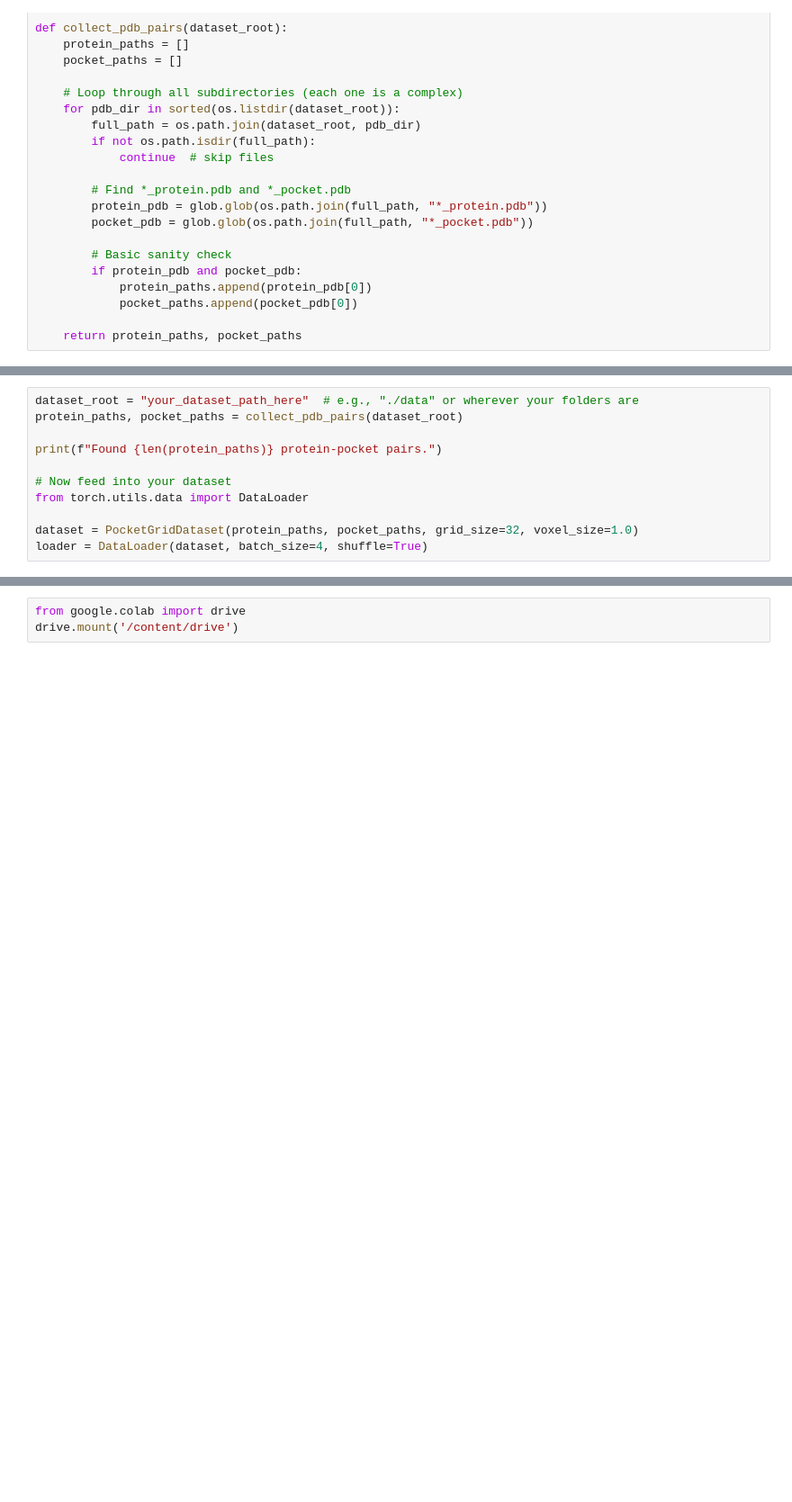
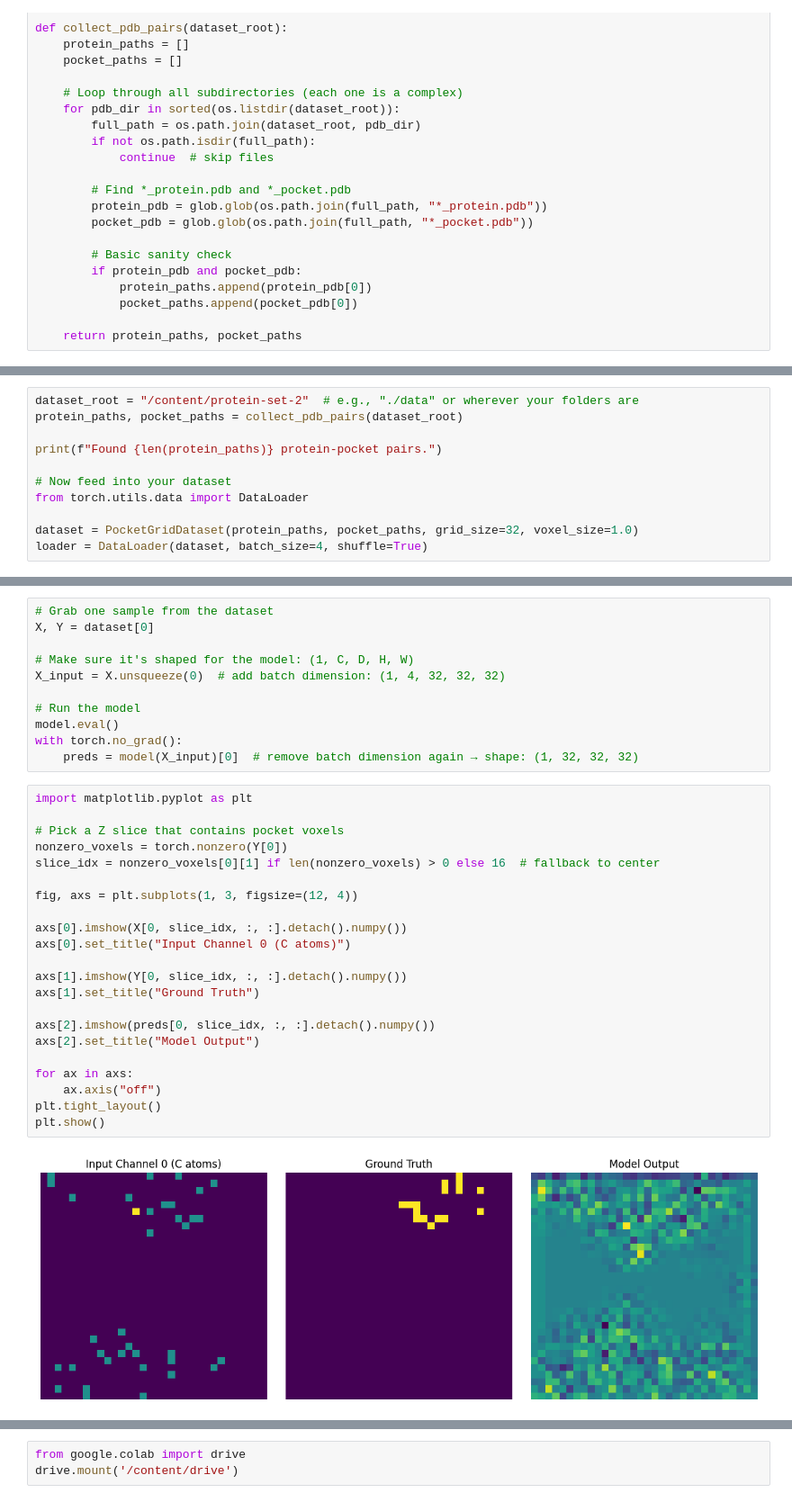
Before and after one commit to martagarnt/sbi_pyt_pocketfinder, a Jupyter notebook: CNN_Pocket_Prediction.ipynb, the cells around one changed output, grey strips where cells are left out. Shown: that part at 90% size. Drawn from its saved outputs; the diff is of its cells as text; blank space fills up the shorter version.

```diff
--- a/CNN_Pocket_Prediction.ipynb
+++ b/CNN_Pocket_Prediction.ipynb
@@ -444,5 +503,5 @@ def collect_pdb_pairs(dataset_root):
 # %%
-dataset_root = "your_dataset_path_here"  # e.g., "./data" or wherever your folders are
+dataset_root = "/content/protein-set-2"  # e.g., "./data" or wherever your folders are
 protein_paths, pocket_paths = collect_pdb_pairs(dataset_root)
 
 print(f"Found {len(protein_paths)} protein-pocket pairs.")
@@ -454,0 +525,35 @@ loader = DataLoader(dataset, batch_size=4, shuffle=True)
+# %%
+# Grab one sample from the dataset
+X, Y = dataset[0]
+
+# Make sure it's shaped for the model: (1, C, D, H, W)
+X_input = X.unsqueeze(0)  # add batch dimension: (1, 4, 32, 32, 32)
+
+# Run the model
+model.eval()
+with torch.no_grad():
+    preds = model(X_input)[0]  # remove batch dimension again → shape: (1, 32, 32, 32)
+# %%
+import matplotlib.pyplot as plt
+
+# Pick a Z slice that contains pocket voxels
+nonzero_voxels = torch.nonzero(Y[0])
+slice_idx = nonzero_voxels[0][1] if len(nonzero_voxels) > 0 else 16  # fallback to center
+
+fig, axs = plt.subplots(1, 3, figsize=(12, 4))
+
+axs[0].imshow(X[0, slice_idx, :, :].detach().numpy())
+axs[0].set_title("Input Channel 0 (C atoms)")
+
+axs[1].imshow(Y[0, slice_idx, :, :].detach().numpy())
+axs[1].set_title("Ground Truth")
+
+axs[2].imshow(preds[0, slice_idx, :, :].detach().numpy())
+axs[2].set_title("Model Output")
+
+for ax in axs:
+    ax.axis("off")
+plt.tight_layout()
+plt.show()
+# %% [output]
+[figure, added]
```
Also changed, not shown: parts of 23 cells of this notebook.
